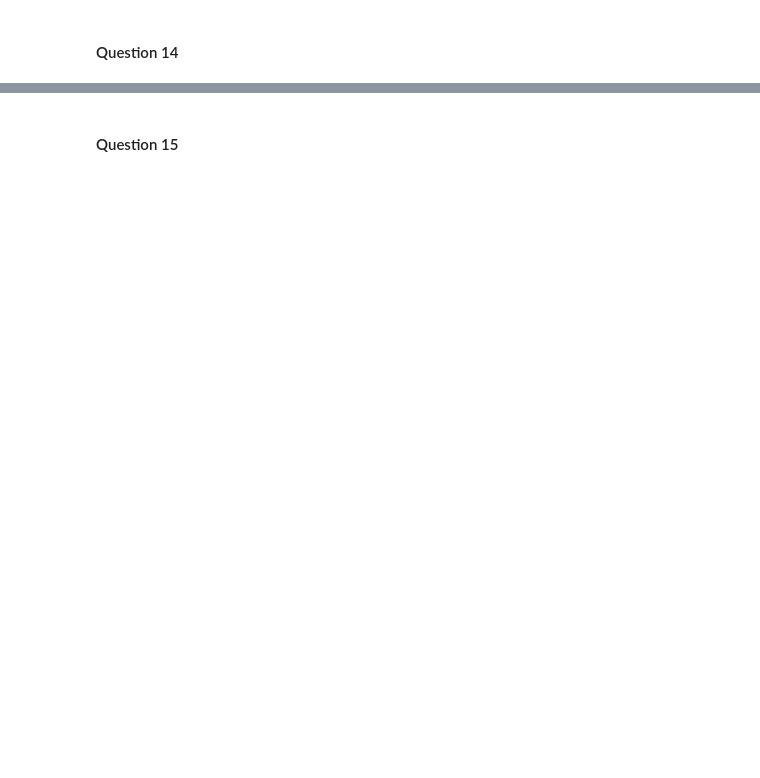
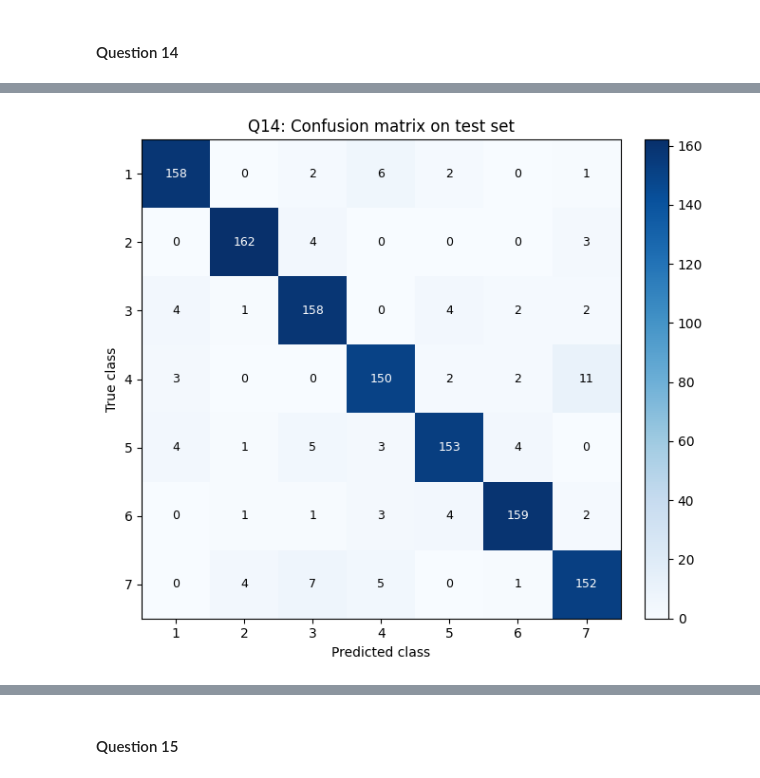
Before and after one commit to Pavel-77-ro/ANN-Assignment, a Jupyter notebook: src/Main.ipynb, the cells around one changed output, grey strips where cells are left out. Saved outputs shown, nothing was run; the diff lists cells and outputs as text; code cells hidden in the pictures; blank space fills up the shorter version.

```diff
--- a/src/Main.ipynb
+++ b/src/Main.ipynb
@@ -833,0 +911,90 @@ _Put your code blocks above (if any) and write your answer here._
+# %%
+# Q14 code: confusion matrix on test set
+if "eval_model" not in globals():
+    raise RuntimeError("Run the Q13 code cell first so eval_model is available.")
+
+q14_true = test_labels.astype(int)
+q14_pred = np.argmax(eval_model.forward(test_features), axis=1) + 1
+
+q14_confusion = np.zeros((label_count, label_count), dtype=int)
+for t, p in zip(q14_true, q14_pred):
+    q14_confusion[t - 1, p - 1] += 1
+
+row_totals = q14_confusion.sum(axis=1, keepdims=True)
+col_totals = q14_confusion.sum(axis=0, keepdims=True)
+q14_confusion_norm = q14_confusion / np.maximum(row_totals, 1)
+
+# Plot absolute confusion matrix
+fig, ax = plt.subplots(figsize=(7, 6))
+im = ax.imshow(q14_confusion, cmap="Blues")
+fig.colorbar(im, ax=ax, fraction=0.046, pad=0.04)
+
+class_ids = np.arange(1, label_count + 1)
+ax.set_xticks(np.arange(label_count))
+ax.set_yticks(np.arange(label_count))
+ax.set_xticklabels(class_ids)
+ax.set_yticklabels(class_ids)
+ax.set_xlabel("Predicted class")
+ax.set_ylabel("True class")
+ax.set_title("Q14: Confusion matrix on test set")
+
+threshold = q14_confusion.max() / 2.0 if q14_confusion.max() > 0 else 0.0
+for i in range(label_count):
+    for j in range(label_count):
+        value = int(q14_confusion[i, j])
+        ax.text(
+            j,
+            i,
+            str(value),
+            ha="center",
+            va="center",
+            color="white" if value > threshold else "black",
+            fontsize=9,
+        )
+
+plt.tight_layout()
+plt.show()
+
+# Diagnostics for discussion
+q14_total = int(q14_confusion.sum())
+q14_correct = int(np.trace(q14_confusion))
+q14_accuracy = q14_correct / max(q14_total, 1)
+
+q14_recall = np.diag(q14_confusion) / np.maximum(row_totals.ravel(), 1)
+q14_precision = np.diag(q14_confusion) / np.maximum(col_totals.ravel(), 1)
+
+off_diag = q14_confusion.copy()
+np.fill_diagonal(off_diag, 0)
+q14_total_errors = int(off_diag.sum())
+
+pairs = []
+for i in range(label_count):
+    for j in range(label_count):
+        if i != j and q14_confusion[i, j] > 0:
+            pairs.append((int(q14_confusion[i, j]), float(q14_confusion_norm[i, j]), i + 1, j + 1))
+
+pairs.sort(key=lambda x: (x[0], x[1]), reverse=True)
+q14_top_pairs = pairs[:5]
+
+weakest_classes = np.argsort(q14_recall)[:3] + 1
+
+print(f"Test accuracy from confusion matrix: {q14_accuracy:.4f}")
+print(f"Total errors: {q14_total_errors} / {q14_total}")
+
+print("\nTop confusion pairs (true -> predicted):")
+if len(q14_top_pairs) == 0:
+    print("No off-diagonal errors found.")
+else:
+    for count, rate, t, p in q14_top_pairs:
+        print(f"{t} -> {p}: {count} samples")
+
+print("\nPer-class recall and precision:")
+for cls in range(1, label_count + 1):
+    print(
+        f"Class {cls}: recall={q14_recall[cls-1]:.3f}, "
+        f"precision={q14_precision[cls-1]:.3f}"
+    )
+
+print("\nWeakest classes by recall:", ', '.join(str(int(c)) for c in weakest_classes))
+# %% [output]
+[figure, added]
```
Also changed, not shown: parts of 9 cells of this notebook.
